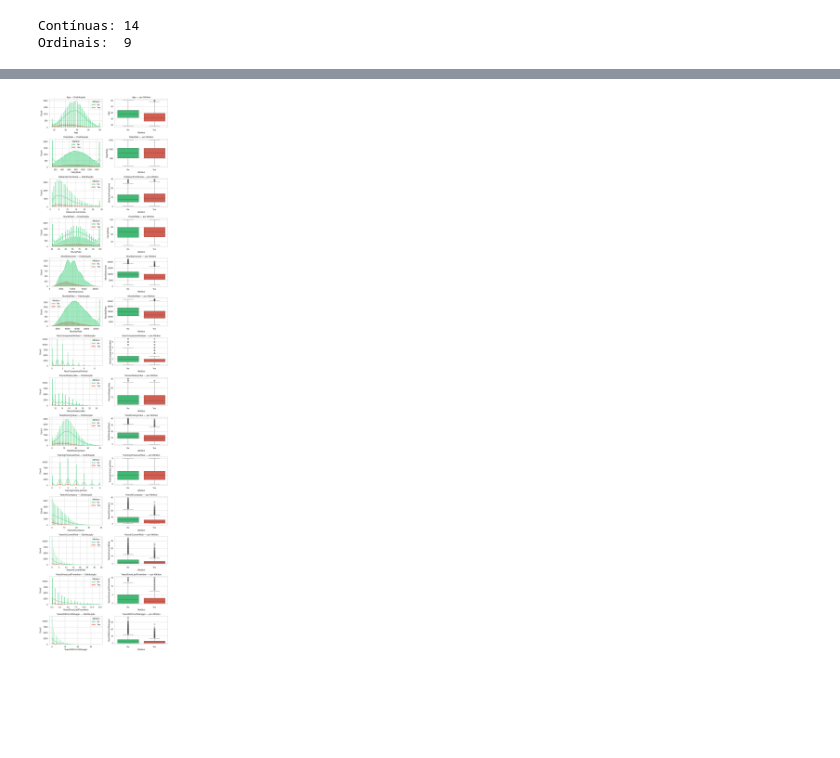
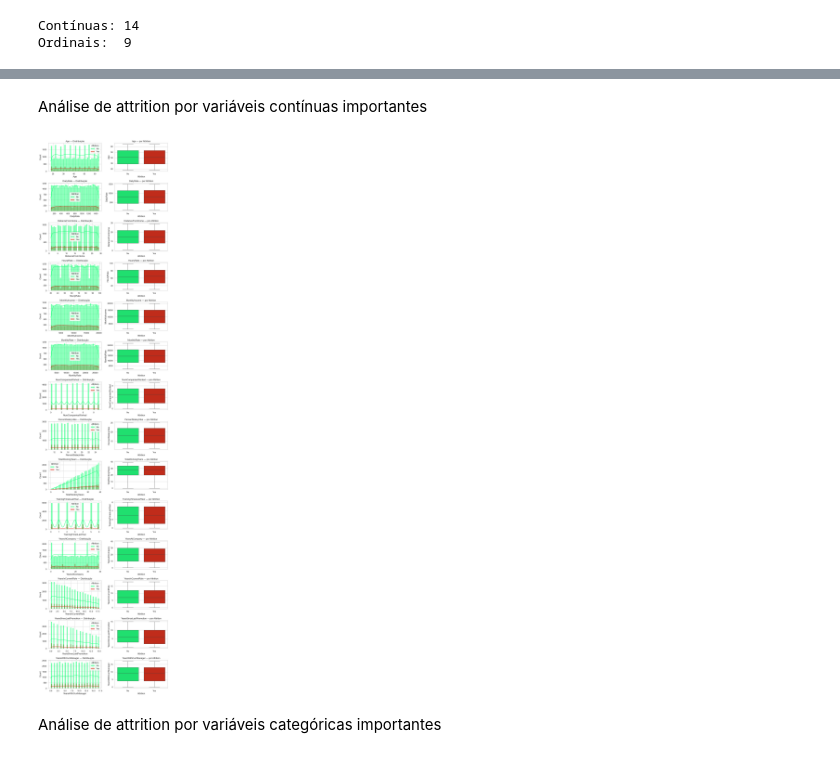
Before and after one commit to JonasGX/model-techcorp-attrition, a Jupyter notebook: notebooks/01_EDA.ipynb, the cells around one changed output, grey strips where cells are left out. Drawn from its saved outputs; the diff is of its cells as text; code cells hidden in the pictures; blank space fills up the shorter version.

```diff
--- a/notebooks/01_EDA.ipynb
+++ b/notebooks/01_EDA.ipynb
@@ -46,7 +47,7 @@ sns.set_theme(style="whitegrid", context="notebook")
 # 1 - Carregamento dos dados
 # %%
 # Carregando o dataset
-df = pd.read_csv('../data/raw/ibm_hr_analytics_sintetico.csv')
+df = pd.read_csv('../../fonte_dados/ibm_hr_analytics_sintetico_final.csv')
 
 print(f"Dimensões do dataset: {df.shape[0]} linhas x {df.shape[1]} colunas")
 # %% [output]
@@ -335,0 +345,20 @@ Ordinais:  9
+# %%
+# Solução compatível com Pandas 2.0+
+df_sample = (
+    df_eda.groupby('Attrition', group_keys=False)
+    .apply(lambda x: x.sample(frac=0.05, random_state=42), include_groups=False)
+    .reset_index(drop=False)  # mantém o índice original que contém o Attrition
+)
+
+# Renomear se necessário
+df_sample = df_eda.loc[
+    df_eda.groupby('Attrition', group_keys=False)
+    .apply(lambda x: x.sample(frac=0.05, random_state=42), include_groups=False)
+    .index
+]
+
+print(f"Tamanho da amostra: {df_sample.shape[0]}")
+print(f"\nProporção original:")
+print(df_eda['Attrition'].value_counts(normalize=True))
+print(f"\nProporção na amostra:")
+print(df_sample['Attrition'].value_counts(normalize=True))
@@ -336,21 +379,23 @@ Ordinais:  9
+# %% [markdown]
+Análise de attrition por variáveis contínuas importantes
 # %%
-# Plotar o gráfico de distribvuições apenas para variáveis contínuas
-
 fig, axes = plt.subplots(len(num_continuas), 2, figsize=(10, len(num_continuas) * 3))
 
 for i, col in enumerate(num_continuas):
     # Histograma
-    sns.histplot(data=df_eda, x=col, hue='Attrition', kde=True,
-                 ax=axes[i, 0], palette={'Yes': '#e74c3c', 'No': '#2ecc71'})
+    sns.histplot(data=df_sample, x=col, hue='Attrition', kde=True,
+                 ax=axes[i, 0], palette={'Yes': "#da1600", 'No': "#00ff6a"})
     axes[i, 0].set_title(f'{col} — Distribuição')
 
     # Boxplot
-    sns.boxplot(data=df_eda, x='Attrition', y=col,
-                ax=axes[i, 1], palette={'Yes': '#e74c3c', 'No': '#2ecc71'})
+    sns.boxplot(data=df_sample, x='Attrition', y=col,
+                ax=axes[i, 1], palette={'Yes': "#db1600", 'No': "#00ff6a"})
     axes[i, 1].set_title(f'{col} — por Attrition')
 
 plt.tight_layout()
 plt.savefig('../reports/distribuicao_variaveis_continuas.png', dpi=150, bbox_inches='tight')
 plt.show()
 # %% [output]
-[figure, old version]
+[figure, new version]
+# %% [markdown]
+Análise de attrition por variáveis categóricas importantes
```
Also changed, not shown: parts of 17 cells of this notebook, 14 other files.
